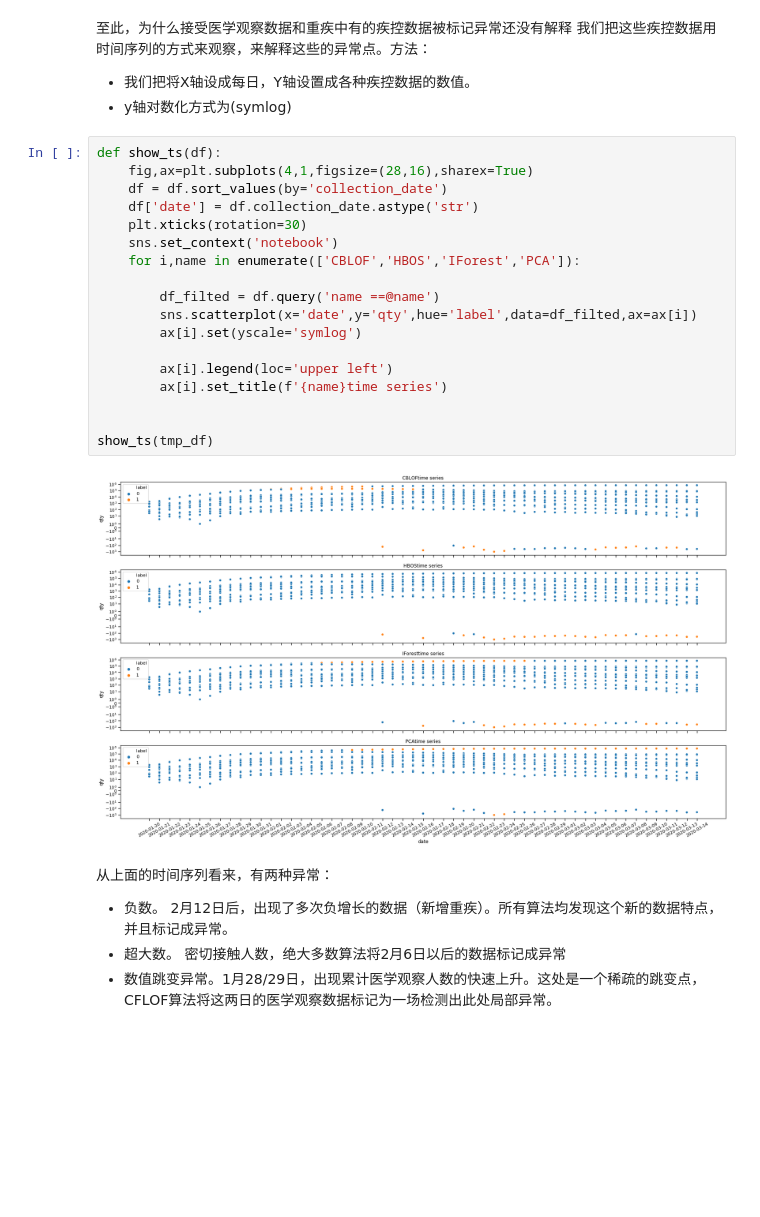
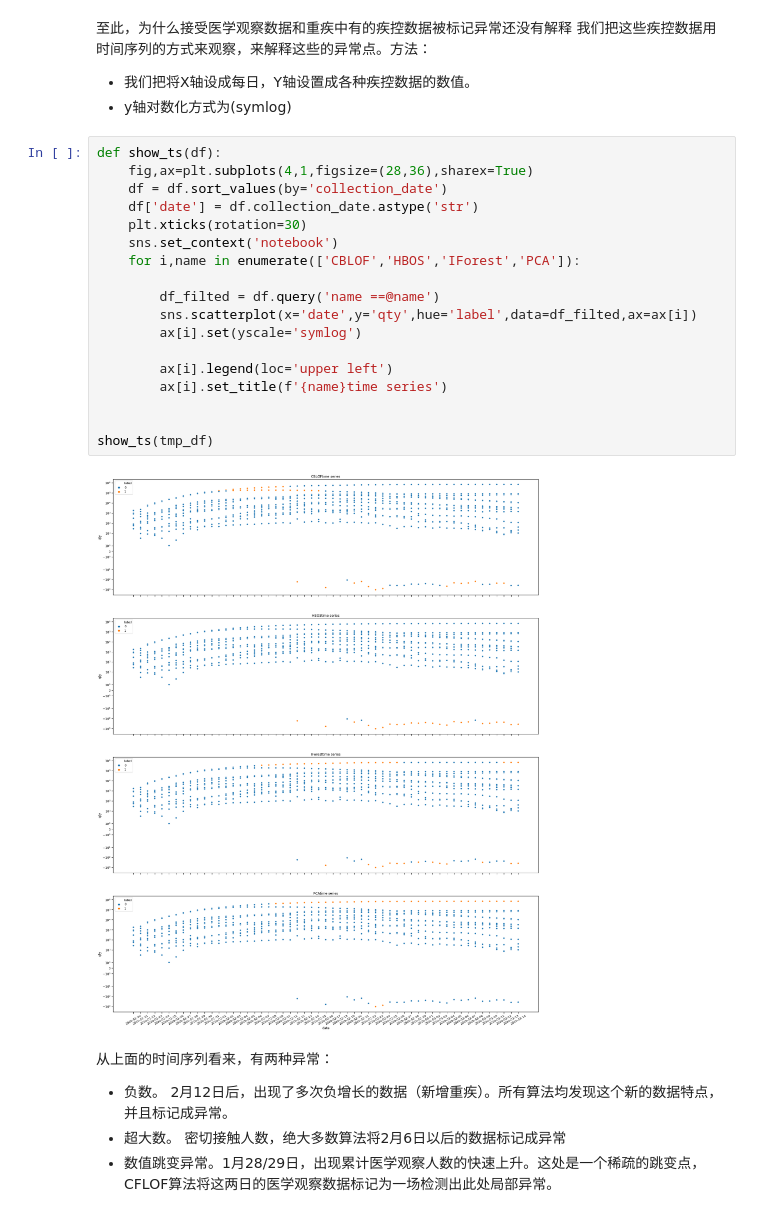
Before and after one commit to SilentShabby/OD_covid_2019, a Jupyter notebook: DXY_ODA.ipynb, the cells around one changed output. Saved outputs shown, nothing was run; the diff lists cells and outputs as text; blank space fills up the shorter version.

```diff
--- a/DXY_ODA.ipynb
+++ b/DXY_ODA.ipynb
@@ -386,24 +383,24 @@ for i,clf_name in enumerate(clf_name_list):
 - y轴对数化方式为(symlog)
 # %%
 def show_ts(df):
-    fig,ax=plt.subplots(4,1,figsize=(28,16),sharex=True)
+    fig,ax=plt.subplots(4,1,figsize=(28,36),sharex=True)
     df = df.sort_values(by='collection_date')
     df['date'] = df.collection_date.astype('str')
     plt.xticks(rotation=30)
     sns.set_context('notebook')
     for i,name in enumerate(['CBLOF','HBOS','IForest','PCA']):
 
         df_filted = df.query('name ==@name')
         sns.scatterplot(x='date',y='qty',hue='label',data=df_filted,ax=ax[i])
         ax[i].set(yscale='symlog')
 
         ax[i].legend(loc='upper left')
         ax[i].set_title(f'{name}time series')
 
 
 show_ts(tmp_df)
 # %% [output]
-[figure, old version]
+[figure, new version]
 # %% [markdown]
 从上面的时间序列看来，有两种异常：
 - 负数。 2月12日后，出现了多次负增长的数据（新增重疾）。所有算法均发现这个新的数据特点，并且标记成异常。
```
Also changed, not shown: parts of 8 cells of this notebook, 1 other file.
